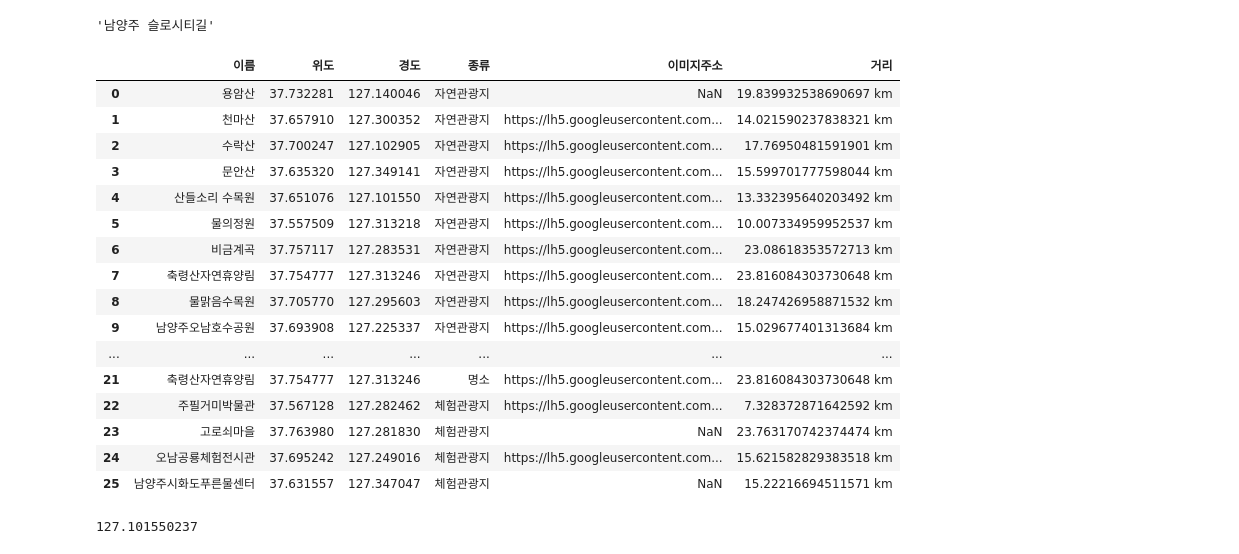
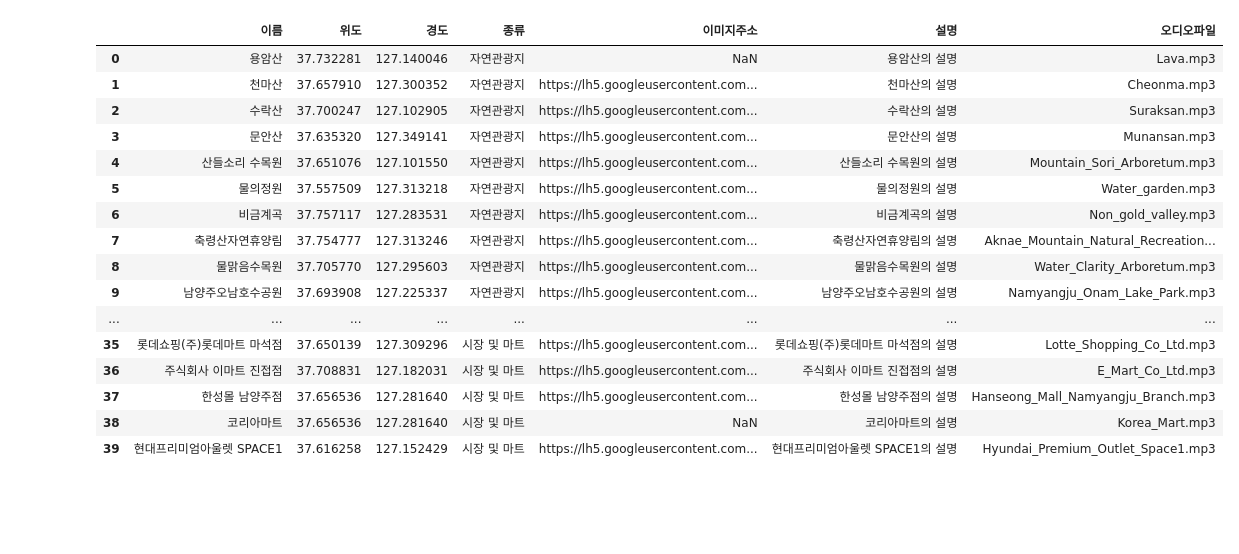
Before and after one commit to anyoungjin20040106/lendmark, a Jupyter notebook: 테스트.ipynb, the cells around one changed output. Saved outputs shown, nothing was run; the diff lists cells and outputs as text; code cells hidden in the pictures; blank space fills up the shorter version.

```diff
--- a/테스트.ipynb
+++ b/테스트.ipynb
@@ -296,0 +48,6 @@ df
+# %%
+import re
+
+# 숫자, 알파벳, 공백을 제외한 모든 문자 제거
+df['오디오파일']=df['오디오파일'].apply(lambda x : re.sub('[^0-9a-zA-Z ]', '', x).replace(" ","_"))
+df
@@ -297,2 +72,24 @@ df
+# %%
+
+df['오디오파일']+=".mp3"
+df
+# %% [output]
+|  | 이름 | 위도 | 경도 | 종류 | 이미지주소 | 설명 | 오디오파일 |
+| 0 | 용암산 | 37.732281 | 127.140046 | 자연관광지 | NaN | 용암산의 설명 | Lava.mp3 |
+| 1 | 천마산 | 37.657910 | 127.300352 | 자연관광지 | https://lh5.googleusercontent.com... | 천마산의 설명 | Cheonma.mp3 |
+| 2 | 수락산 | 37.700247 | 127.102905 | 자연관광지 | https://lh5.googleusercontent.com... | 수락산의 설명 | Suraksan.mp3 |
+| 3 | 문안산 | 37.635320 | 127.349141 | 자연관광지 | https://lh5.googleusercontent.com... | 문안산의 설명 | Munansan.mp3 |
+| 4 | 산들소리 수목원 | 37.651076 | 127.101550 | 자연관광지 | https://lh5.googleusercontent.com... | 산들소리 수목원의 설명 | Mountain_Sori_Arboretum.mp3 |
+| 5 | 물의정원 | 37.557509 | 127.313218 | 자연관광지 | https://lh5.googleusercontent.com... | 물의정원의 설명 | Water_garden.mp3 |
+| 6 | 비금계곡 | 37.757117 | 127.283531 | 자연관광지 | https://lh5.googleusercontent.com... | 비금계곡의 설명 | Non_gold_valley.mp3 |
+| 7 | 축령산자연휴양림 | 37.754777 | 127.313246 | 자연관광지 | https://lh5.googleusercontent.com... | 축령산자연휴양림의 설명 | Aknae_Mountain_Natural_Recreation... |
+| 8 | 물맑음수목원 | 37.705770 | 127.295603 | 자연관광지 | https://lh5.googleusercontent.com... | 물맑음수목원의 설명 | Water_Clarity_Arboretum.mp3 |
+| 9 | 남양주오남호수공원 | 37.693908 | 127.225337 | 자연관광지 | https://lh5.googleusercontent.com... | 남양주오남호수공원의 설명 | Namyangju_Onam_Lake_Park.mp3 |
+| ... | ... | ... | ... | ... | ... | ... | ... |
+| 35 | 롯데쇼핑(주)롯데마트 마석점 | 37.650139 | 127.309296 | 시장 및 마트 | https://lh5.googleusercontent.com... | 롯데쇼핑(주)롯데마트 마석점의 설명 | Lotte_Shopping_Co_Ltd.mp3 |
+| 36 | 주식회사 이마트 진접점 | 37.708831 | 127.182031 | 시장 및 마트 | https://lh5.googleusercontent.com... | 주식회사 이마트 진접점의 설명 | E_Mart_Co_Ltd.mp3 |
+| 37 | 한성몰 남양주점 | 37.656536 | 127.281640 | 시장 및 마트 | https://lh5.googleusercontent.com... | 한성몰 남양주점의 설명 | Hanseong_Mall_Namyangju_Branch.mp3 |
+| 38 | 코리아마트 | 37.656536 | 127.281640 | 시장 및 마트 | NaN | 코리아마트의 설명 | Korea_Mart.mp3 |
+| 39 | 현대프리미엄아울렛 SPACE1 | 37.616258 | 127.152429 | 시장 및 마트 | https://lh5.googleusercontent.com... | 현대프리미엄아울렛 SPACE1의 설명 | Hyundai_Premium_Outlet_Space1.mp3 |
 # %%
 df.to_csv('data.csv',index=False)
@@ -301,35 +95,0 @@ df.to_csv('data.csv')
-# %%
-y=37.56
-x=127.2
-df['거리']=df.apply(lambda d:geopy.distance.distance((y,x),(d['위도'],d['경도'])),axis=1)
-df=df[df['거리']<=100]
-model = KNeighborsClassifier(n_neighbors=min(5,len(df)))
-model.fit(df[['경도', '위도']].values, df[['이름']].values)
-near=model.predict([[x,y]])[0]
-near
-# %% [output]
-'남양주 슬로시티길'
-# %%
-df
-# %% [output]
-|  | 이름 | 위도 | 경도 | 종류 | 이미지주소 | 거리 |
-| 0 | 용암산 | 37.732281 | 127.140046 | 자연관광지 | NaN | 19.839932538690697 km |
-| 1 | 천마산 | 37.657910 | 127.300352 | 자연관광지 | https://lh5.googleusercontent.com... | 14.021590237838321 km |
-| 2 | 수락산 | 37.700247 | 127.102905 | 자연관광지 | https://lh5.googleusercontent.com... | 17.76950481591901 km |
-| 3 | 문안산 | 37.635320 | 127.349141 | 자연관광지 | https://lh5.googleusercontent.com... | 15.599701777598044 km |
-| 4 | 산들소리 수목원 | 37.651076 | 127.101550 | 자연관광지 | https://lh5.googleusercontent.com... | 13.332395640203492 km |
-| 5 | 물의정원 | 37.557509 | 127.313218 | 자연관광지 | https://lh5.googleusercontent.com... | 10.007334959952537 km |
-| 6 | 비금계곡 | 37.757117 | 127.283531 | 자연관광지 | https://lh5.googleusercontent.com... | 23.08618353572713 km |
-| 7 | 축령산자연휴양림 | 37.754777 | 127.313246 | 자연관광지 | https://lh5.googleusercontent.com... | 23.816084303730648 km |
-| 8 | 물맑음수목원 | 37.705770 | 127.295603 | 자연관광지 | https://lh5.googleusercontent.com... | 18.247426958871532 km |
-| 9 | 남양주오남호수공원 | 37.693908 | 127.225337 | 자연관광지 | https://lh5.googleusercontent.com... | 15.029677401313684 km |
-| ... | ... | ... | ... | ... | ... | ... |
-| 21 | 축령산자연휴양림 | 37.754777 | 127.313246 | 명소 | https://lh5.googleusercontent.com... | 23.816084303730648 km |
-| 22 | 주필거미박물관 | 37.567128 | 127.282462 | 체험관광지 | https://lh5.googleusercontent.com... | 7.328372871642592 km |
-| 23 | 고로쇠마을 | 37.763980 | 127.281830 | 체험관광지 | NaN | 23.763170742374474 km |
-| 24 | 오남공룡체험전시관 | 37.695242 | 127.249016 | 체험관광지 | https://lh5.googleusercontent.com... | 15.621582829383518 km |
-| 25 | 남양주시화도푸른물센터 | 37.631557 | 127.347047 | 체험관광지 | NaN | 15.22216694511571 km |
-# %%
-df['경도'].min()
-# %% [output]
-127.101550237
```
Also changed, not shown: parts of 25 cells of this notebook, 44 other files.
